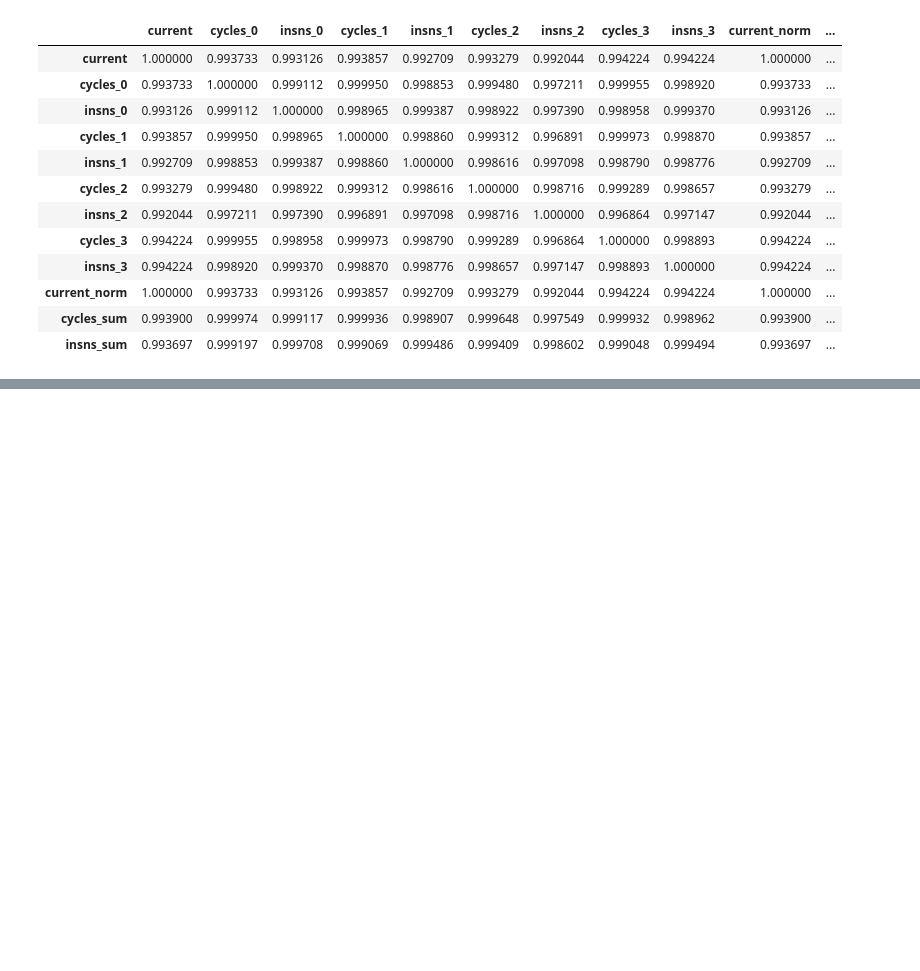
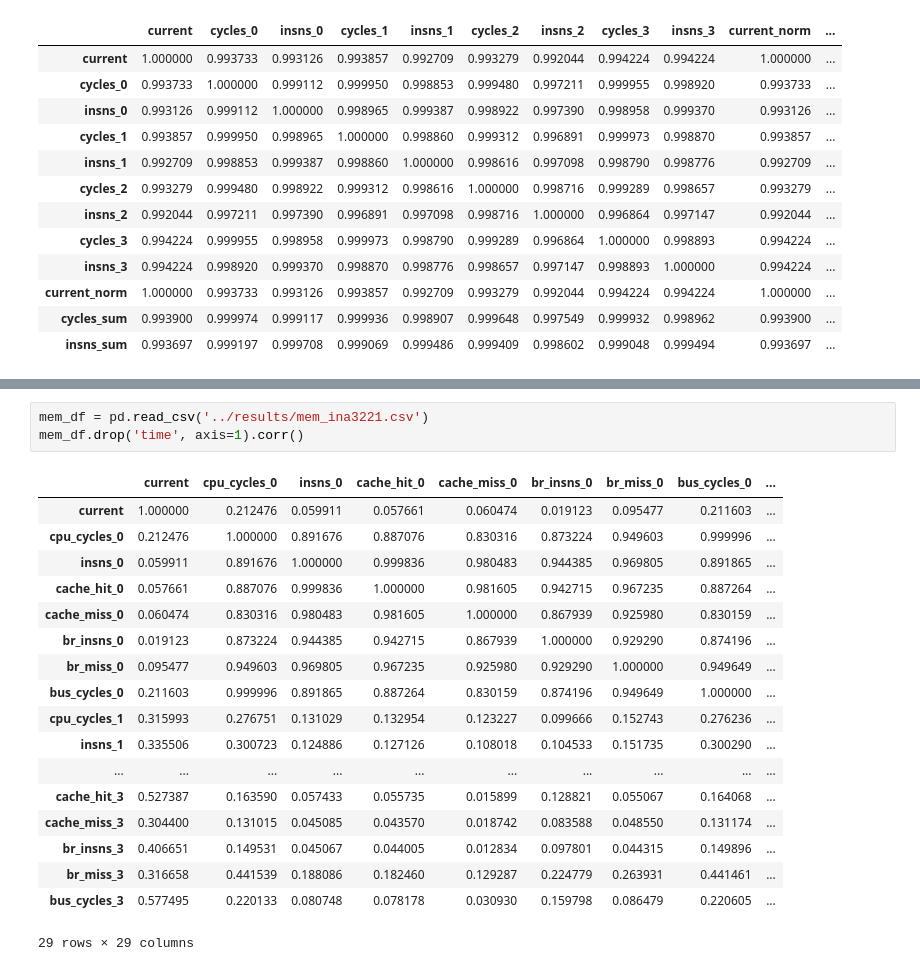
Before and after one commit to radshield/raspi-sel, a Jupyter notebook: analysis/cycles.ipynb, the cells around one changed output, grey strips where cells are left out. Drawn from its saved outputs; the diff is of its cells as text; blank space fills up the shorter version.

```diff
--- a/analysis/cycles.ipynb
+++ b/analysis/cycles.ipynb
@@ -363,0 +386,22 @@ cpu_df.drop('time', axis=1).corr()
+# %%
+mem_df = pd.read_csv('../results/mem_ina3221.csv')
+mem_df.drop('time', axis=1).corr()
+# %% [output]
+|  | current | cpu_cycles_0 | insns_0 | cache_hit_0 | cache_miss_0 | br_insns_0 | br_miss_0 | bus_cycles_0 | ... |
+| current | 1.000000 | 0.212476 | 0.059911 | 0.057661 | 0.060474 | 0.019123 | 0.095477 | 0.211603 | ... |
+| cpu_cycles_0 | 0.212476 | 1.000000 | 0.891676 | 0.887076 | 0.830316 | 0.873224 | 0.949603 | 0.999996 | ... |
+| insns_0 | 0.059911 | 0.891676 | 1.000000 | 0.999836 | 0.980483 | 0.944385 | 0.969805 | 0.891865 | ... |
+| cache_hit_0 | 0.057661 | 0.887076 | 0.999836 | 1.000000 | 0.981605 | 0.942715 | 0.967235 | 0.887264 | ... |
+| cache_miss_0 | 0.060474 | 0.830316 | 0.980483 | 0.981605 | 1.000000 | 0.867939 | 0.925980 | 0.830159 | ... |
+| br_insns_0 | 0.019123 | 0.873224 | 0.944385 | 0.942715 | 0.867939 | 1.000000 | 0.929290 | 0.874196 | ... |
+| br_miss_0 | 0.095477 | 0.949603 | 0.969805 | 0.967235 | 0.925980 | 0.929290 | 1.000000 | 0.949649 | ... |
+| bus_cycles_0 | 0.211603 | 0.999996 | 0.891865 | 0.887264 | 0.830159 | 0.874196 | 0.949649 | 1.000000 | ... |
+| cpu_cycles_1 | 0.315993 | 0.276751 | 0.131029 | 0.132954 | 0.123227 | 0.099666 | 0.152743 | 0.276236 | ... |
+| insns_1 | 0.335506 | 0.300723 | 0.124886 | 0.127126 | 0.108018 | 0.104533 | 0.151735 | 0.300290 | ... |
+| ... | ... | ... | ... | ... | ... | ... | ... | ... | ... |
+| cache_hit_3 | 0.527387 | 0.163590 | 0.057433 | 0.055735 | 0.015899 | 0.128821 | 0.055067 | 0.164068 | ... |
+| cache_miss_3 | 0.304400 | 0.131015 | 0.045085 | 0.043570 | 0.018742 | 0.083588 | 0.048550 | 0.131174 | ... |
+| br_insns_3 | 0.406651 | 0.149531 | 0.045067 | 0.044005 | 0.012834 | 0.097801 | 0.044315 | 0.149896 | ... |
+| br_miss_3 | 0.316658 | 0.441539 | 0.188086 | 0.182460 | 0.129287 | 0.224779 | 0.263931 | 0.441461 | ... |
+| bus_cycles_3 | 0.577495 | 0.220133 | 0.080748 | 0.078178 | 0.030930 | 0.159798 | 0.086479 | 0.220605 | ... |
+29 rows × 29 columns
```
Also changed, not shown: parts of 1 cell of this notebook.
